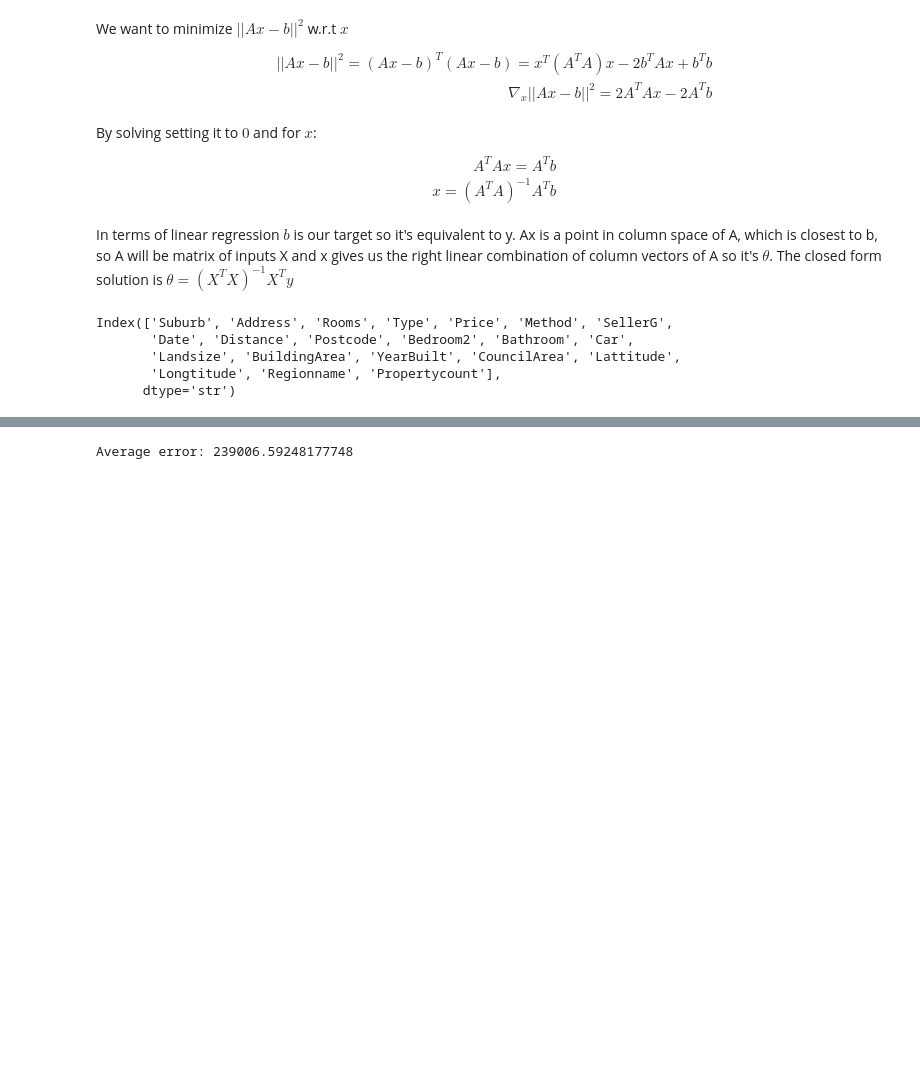
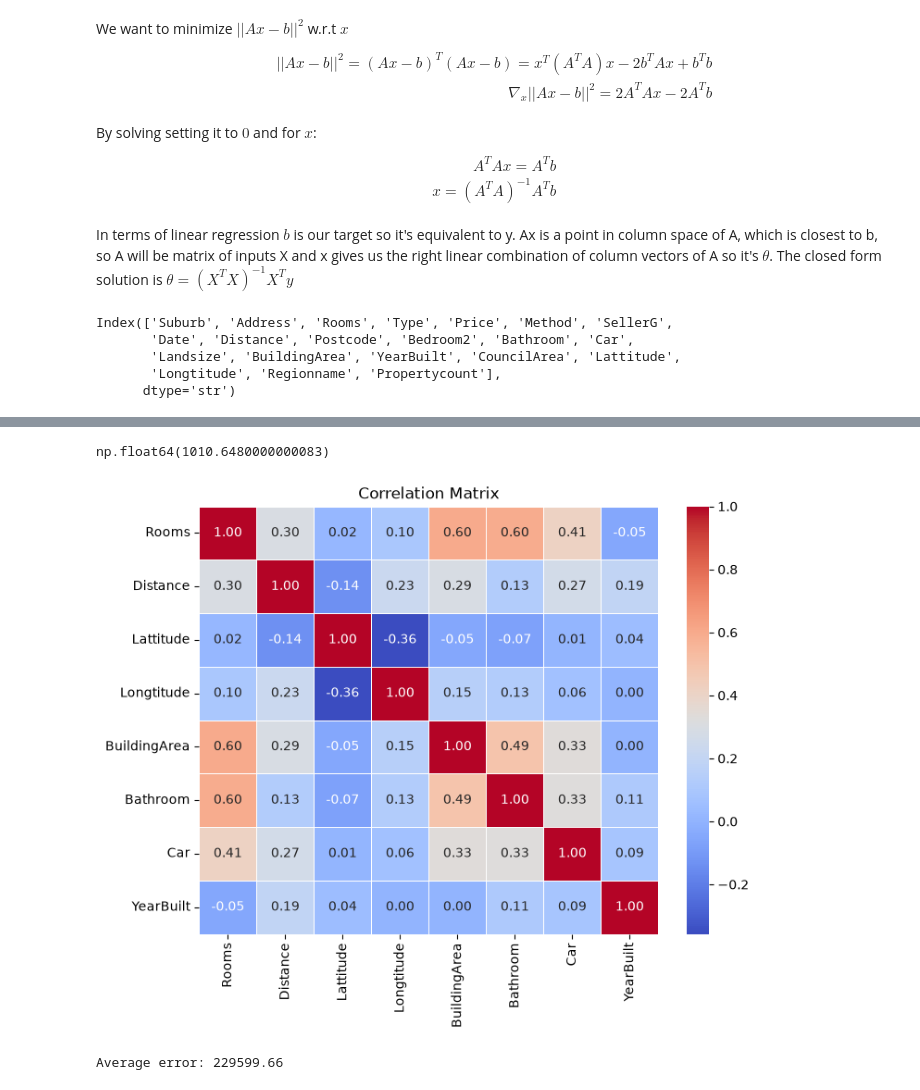
Before and after one commit to BartekWi/ML_algorithms_implementations, a Jupyter notebook: Linear Regression.ipynb, the cells around one changed output, grey strips where cells are left out. Saved outputs shown, nothing was run; the diff lists cells and outputs as text; code cells hidden in the pictures; blank space fills up the shorter version.

Commit message:
Improved the average error by preprocessing data better

```diff
--- a/Linear Regression.ipynb
+++ b/Linear Regression.ipynb
@@ -37 +59,5 @@ Sub_Ba=df.groupby('Suburb')['BuildingArea'].mean()
+# %%
+df['BuildingArea'].quantile(.999)
+# %% [output]
+np.float64(1010.6480000000083)
 # %%
@@ -44,5 +68,8 @@ df = df[(df['BuildingArea'] > 20) & (df['BuildingArea'] < 1000)]
+# %%
+df['BuildingArea']=np.log1p(df['BuildingArea'])
 # %%
+# To further optimize could use feature selection algorithm or use more features
 X=df[['Rooms','Distance','Lattitude',
-       'Longtitude','Propertycount','Type','Regionname','BuildingArea','Bedroom2', 'Bathroom', 'Car']]
+       'Longtitude','Type','Regionname','BuildingArea',  'Bathroom','Car','Suburb','YearBuilt']]
 y=df['Price'].astype('float64')
 # %%
@@ -52,8 +80,37 @@ X['Rooms']=X['Rooms'].astype('float64')
 num_cols=X.select_dtypes(include='float64').columns
 # %%
 X.insert(0,'x0',np.ones(X.shape[0]))
+# %%
+X['YearBuilt_missing'] = X['YearBuilt'].isna().astype(int)
 # %%
 from sklearn.model_selection import train_test_split
 X_train, X_test, y_train, y_test = train_test_split(
     X, y, test_size=0.2, random_state=42)
+# %%
+# BuildingArea hadaroudn 6500 null values so i filled them based on average BuildingArea in given Suburb
+Ba_median=X_train['BuildingArea'].median()
+Sub_Ba=X_train.groupby('Suburb')['BuildingArea'].median()
+Yb_median=X_train['YearBuilt'].median()
+for Ba_val,sub in zip(Sub_Ba.values,Sub_Ba.index):
+    X_train.loc[(X_train['BuildingArea'].isna())&(X_train['Suburb']==sub),'BuildingArea']=Ba_val
+    X_test.loc[(X_test['BuildingArea'].isna())&(X_test['Suburb']==sub),'BuildingArea']=Ba_val
+
+
+X_train['YearBuilt']=X_train['YearBuilt'].fillna(Yb_median)
+X_test['YearBuilt']=X_test['YearBuilt'].fillna(Yb_median)
+
+X_train['BuildingArea']=X_train['BuildingArea'].fillna(Ba_median)
+X_test['BuildingArea']=X_test['BuildingArea'].fillna(Ba_median)
+
+X_train.drop(columns=['Suburb'],inplace=True)
+X_test.drop(columns=['Suburb'],inplace=True)
+# %%
+matrix = X_train[num_cols].corr()
+
+fig, ax = plt.subplots(figsize=(8,6))
+sns.heatmap(matrix, annot=True, cmap="coolwarm", fmt=".2f", linewidths=0.5)
+ax.set_title('Correlation Matrix')
+plt.show()
+# %% [output]
+[figure, added]
 # %%
@@ -70,9 +128,8 @@ y_train_log=(y_train_log-y_train_mean)/y_train_std
 lr=LinearRegression()
 lr.fit(X_train,y_train_log)
 preds_log=lr.predict(X_test)
-
 preds_log=(preds_log*y_train_std+y_train_mean).flatten()
 preds=np.expm1(preds_log)
-print(f"Average error: {np.mean(np.abs(y_test.values-preds))}")
+print(f"Average error: {np.round(np.mean(np.abs(y_test.values-preds)),2)}")
 # %% [output]
-Average error: 239006.59248177748
+Average error: 229599.66
```
Also changed, not shown: parts of 8 cells of this notebook.
